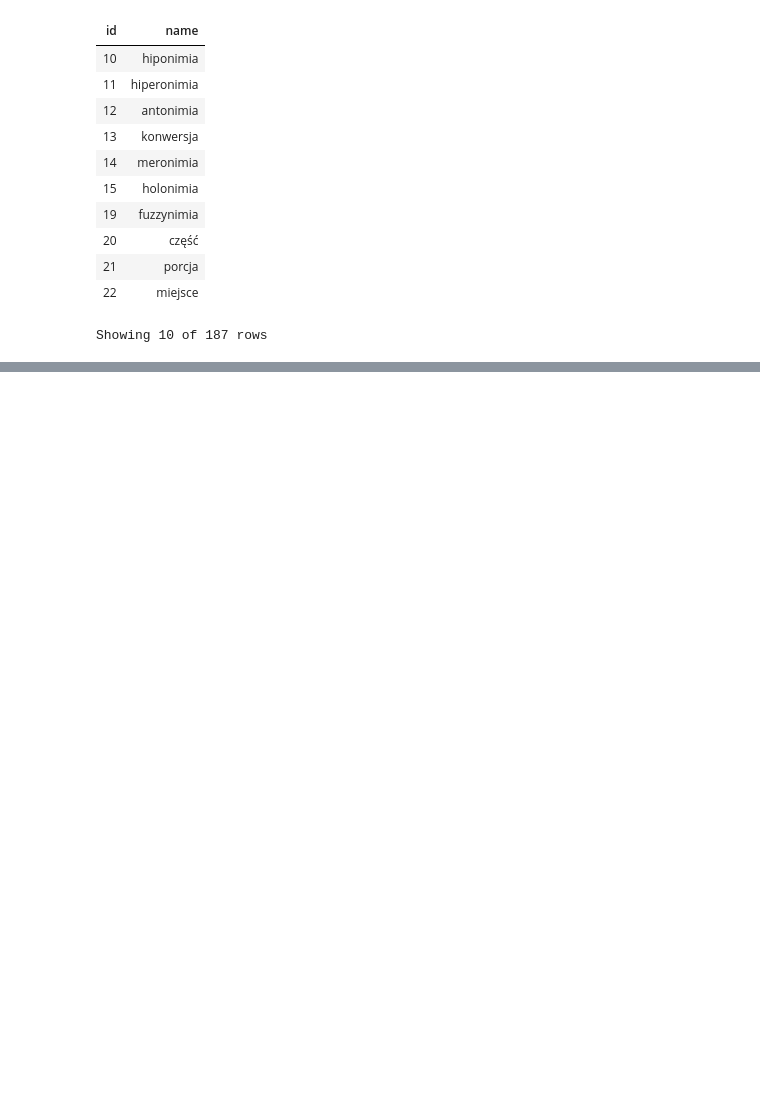
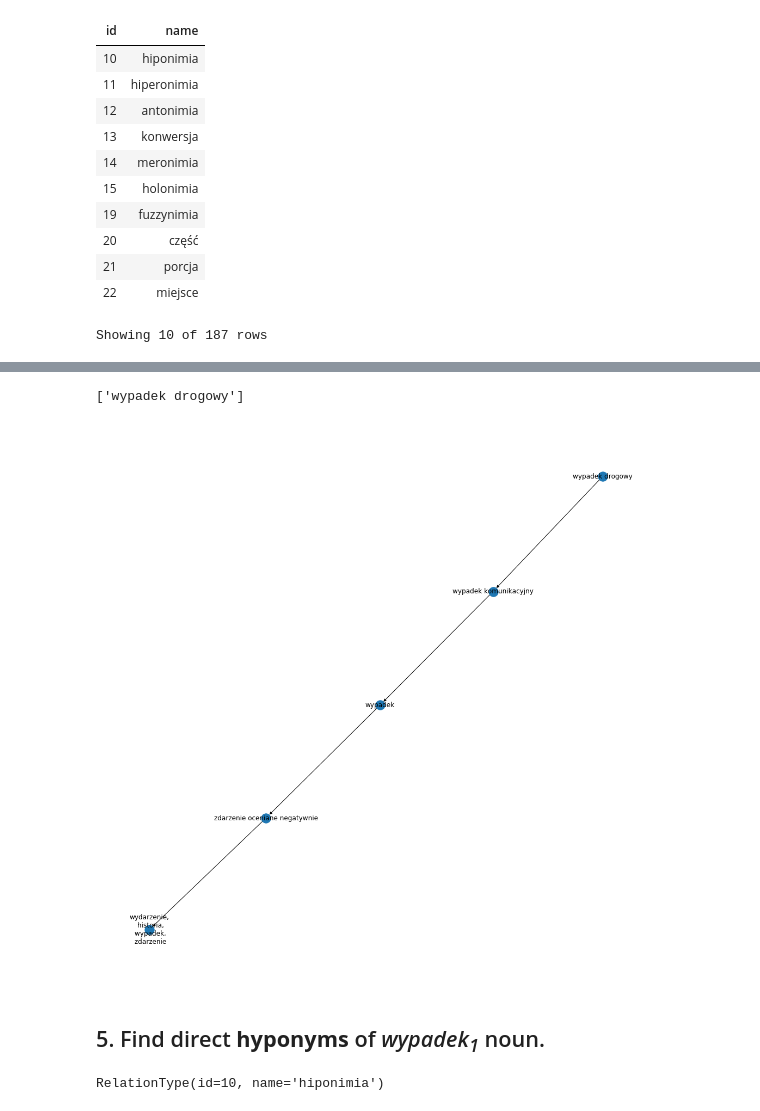
Before and after one commit to JakDar/nlp-lab-2019, a Jupyter notebook: lab6/Untitled.ipynb, the cells around one changed output, grey strips where cells are left out. Drawn from its saved outputs; the diff is of its cells as text; code cells hidden in the pictures; blank space fills up the shorter version.

```diff
--- a/lab6/Untitled.ipynb
+++ b/lab6/Untitled.ipynb
@@ -146,3 +143,4 @@ def sense_relations(senseid):
 # %%
-senses_search("wypadek drogowy").map(trim_sense)
+wypadek_drogowy_sense=senses_search("wypadek drogowy").map(trim_sense).head()
+wypadek_drogowy_sense
 # %% [output]
@@ -153,0 +193,2 @@ sense_relations(644786)#.map(lambda entry: entry['relation']['id'])
+# %%
+wypadek_hyp_closure =(synsets_to_the_top([wypadek_syn],hyperonymy_id))
@@ -153,0 +201,7 @@ sense_relations(644786)#.map(lambda entry: entry['relation']['id'])
+# %%
+closure_senses = seq(wypadek_hyp_closure)\
+.map(synset_by_id)\
+.map(lambda senses:
+     seq(senses).map(lambda sense:sense['lemma']['word'])
+    )
+closure_senses
@@ -153,0 +214,36 @@ sense_relations(644786)#.map(lambda entry: entry['relation']['id'])
+# %%
+closure_senses.head()
+# %% [output]
+['wypadek drogowy']
+# %%
+import networkx as nx
+def draw_graph_line(G):
+    fig = plt.figure()
+    fig.set_size_inches(14,14)
+    pos = nx.layout.kamada_kawai_layout(G)
+    nx.draw(G,pos=pos)
+    nx.draw_networkx_labels(G,pos=pos)
+    plt.show()
+# %%
+synsets_strings = closure_senses.map(lambda words: seq(words).reduce(lambda x,y : x+",\n "+y))
+
+nodeids = seq(range(0,synsets_strings.size()))
+g= nx.DiGraph()
+nodeids.for_each(g.add_node)
+init = nodeids.init()
+tail = nodeids.tail()
+
+init.zip(tail).for_each(lambda x : g.add_edge(x[0],x[1]))
+
+
+mapping = synsets_strings.zip_with_index().map(lambda x: (x[1],x[0])).to_dict()
+h= nx.relabel_nodes(g,mapping)
+draw_graph_line(h)
+# %% [output]
+[figure, added]
+# %% [markdown]
+## 5\. Find direct **hyponyms** of _wypadek<sub>1</sub>_ noun.
+# %%
+relationTypes().find(_.id ==10)
+# %% [output]
+RelationType(id=10, name='hiponimia')
```
Also changed, not shown: parts of 35 cells of this notebook.
